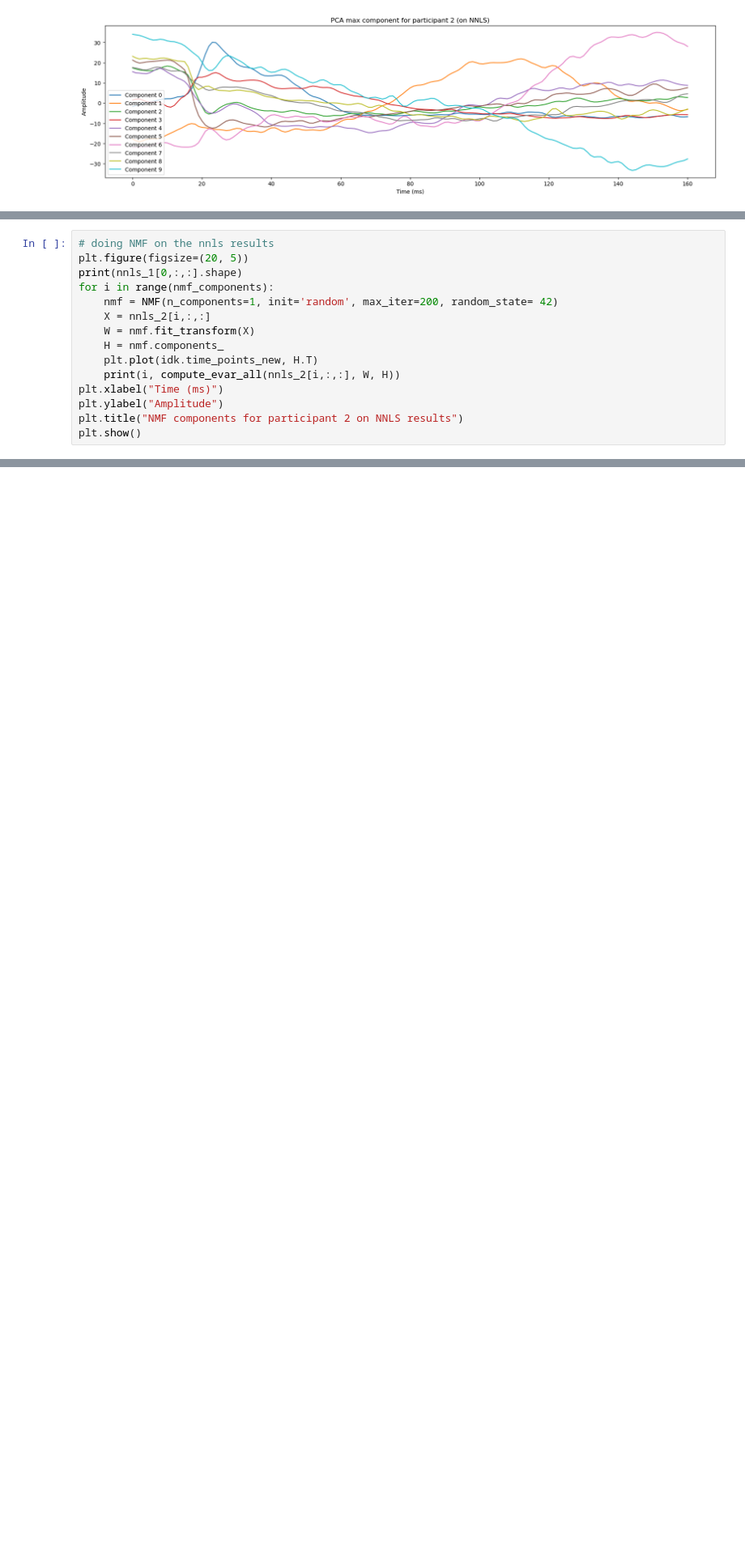
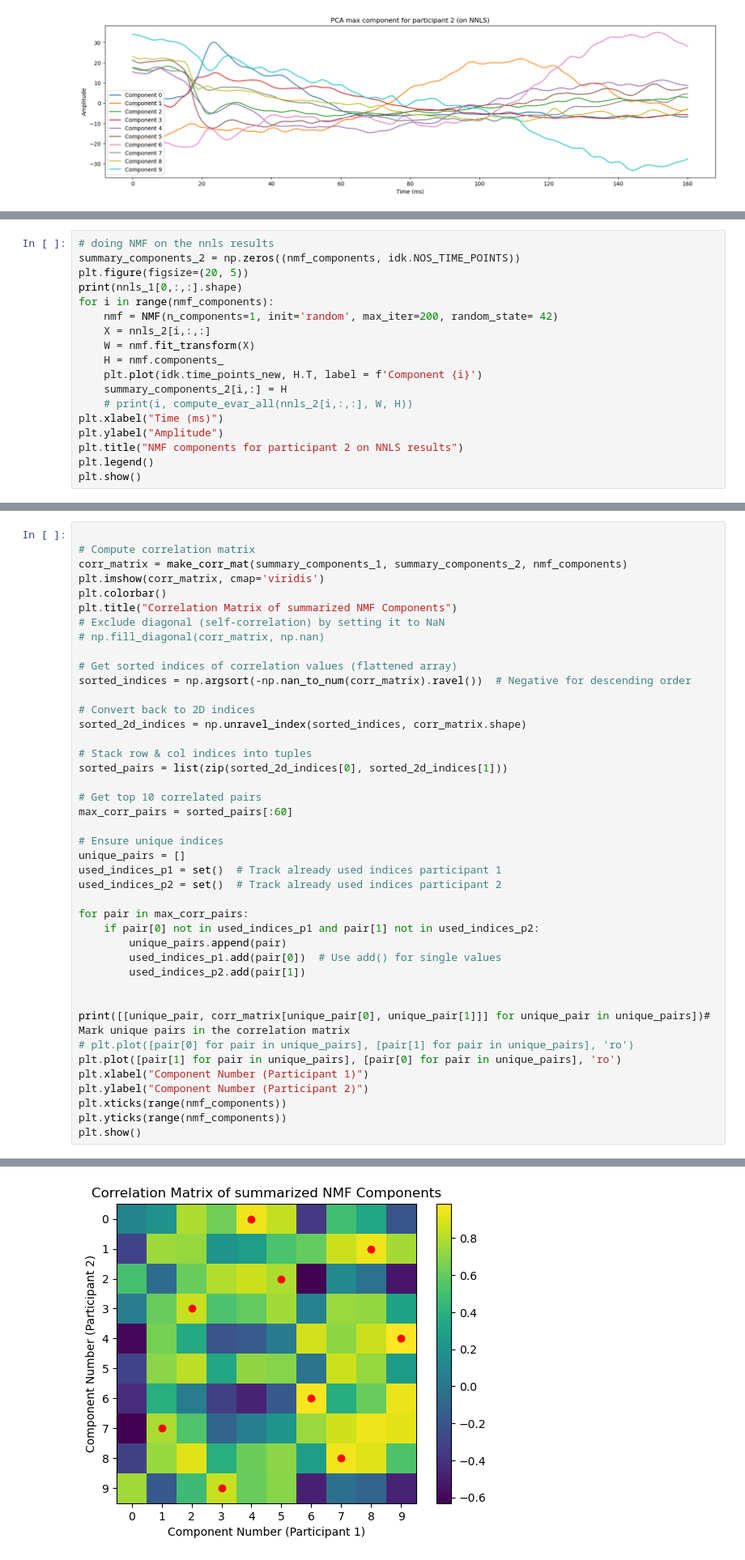
Before and after one commit to AtharvSuryawanshi/Neural-Representations-using-Things-Database, a Jupyter notebook: notebooks/NMF_meg7.ipynb, the cells around one changed output, grey strips where cells are left out. Shown at 81% size. Saved outputs shown, nothing was run; the diff lists cells and outputs as text; blank space fills up the shorter version.

```diff
--- a/notebooks/NMF_meg7.ipynb
+++ b/notebooks/NMF_meg7.ipynb
@@ -640,5 +666,6 @@ plt.show()
 # %%
 # doing NMF on the nnls results
+summary_components_2 = np.zeros((nmf_components, idk.NOS_TIME_POINTS))
 plt.figure(figsize=(20, 5))
 print(nnls_1[0,:,:].shape)
 for i in range(nmf_components):
@@ -646,11 +673,13 @@ for i in range(nmf_components):
     X = nnls_2[i,:,:]
     W = nmf.fit_transform(X)
     H = nmf.components_
-    plt.plot(idk.time_points_new, H.T)
-    print(i, compute_evar_all(nnls_2[i,:,:], W, H))
+    plt.plot(idk.time_points_new, H.T, label = f'Component {i}')
+    summary_components_2[i,:] = H
+    # print(i, compute_evar_all(nnls_2[i,:,:], W, H))
 plt.xlabel("Time (ms)")
 plt.ylabel("Amplitude")
 plt.title("NMF components for participant 2 on NNLS results")
+plt.legend()
 plt.show()
 # %% [output]
 (39, 161)
@@ -667,0 +694,43 @@ plt.show()
+# %%
+
+# Compute correlation matrix
+corr_matrix = make_corr_mat(summary_components_1, summary_components_2, nmf_components)
+plt.imshow(corr_matrix, cmap='viridis')
+plt.colorbar()
+plt.title("Correlation Matrix of summarized NMF Components")
+# Exclude diagonal (self-correlation) by setting it to NaN
+# np.fill_diagonal(corr_matrix, np.nan)
+
+# Get sorted indices of correlation values (flattened array)
+sorted_indices = np.argsort(-np.nan_to_num(corr_matrix).ravel())  # Negative for descending order
+
+# Convert back to 2D indices
+sorted_2d_indices = np.unravel_index(sorted_indices, corr_matrix.shape)
+
+# Stack row & col indices into tuples
+sorted_pairs = list(zip(sorted_2d_indices[0], sorted_2d_indices[1]))
+
+# Get top 10 correlated pairs
+max_corr_pairs = sorted_pairs[:60]
+
+# Ensure unique indices
+unique_pairs = []
+used_indices_p1 = set()  # Track already used indices participant 1
+used_indices_p2 = set()  # Track already used indices participant 2
+
+for pair in max_corr_pairs:
+    if pair[0] not in used_indices_p1 and pair[1] not in used_indices_p2:
+        unique_pairs.append(pair)
+        used_indices_p1.add(pair[0])  # Use add() for single values
+        used_indices_p2.add(pair[1])
+
+
+print([[unique_pair, corr_matrix[unique_pair[0], unique_pair[1]]] for unique_pair in unique_pairs])# Mark unique pairs in the correlation matrix
+# plt.plot([pair[0] for pair in unique_pairs], [pair[1] for pair in unique_pairs], 'ro')
+plt.plot([pair[1] for pair in unique_pairs], [pair[0] for pair in unique_pairs], 'ro')
+plt.xlabel("Component Number (Participant 1)")
+plt.ylabel("Component Number (Participant 2)")
+plt.xticks(range(nmf_components))
+plt.yticks(range(nmf_components))
+plt.show()
+# %% [output]
@@ -667,0 +738 @@ plt.show()
+[figure, added]
```
Also changed, not shown: parts of 14 cells of this notebook.
